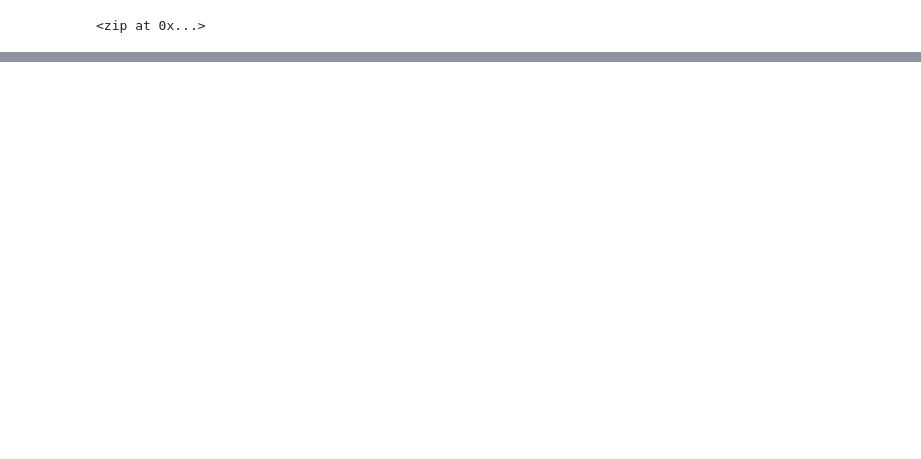
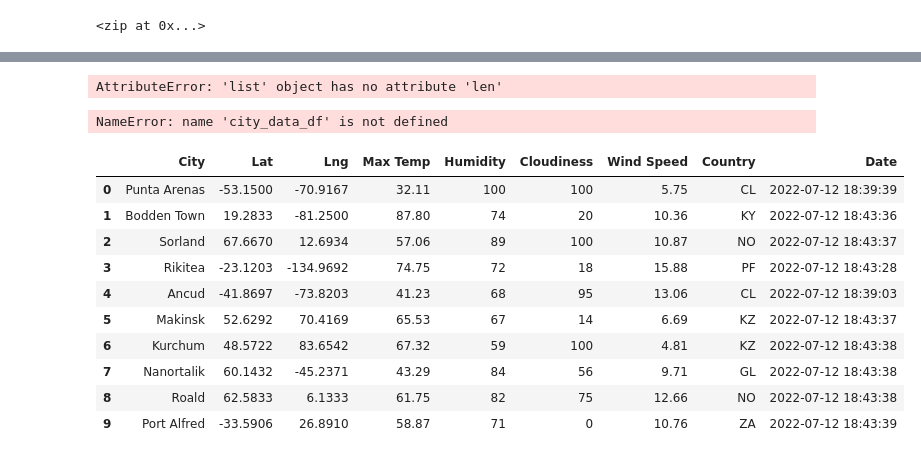
Before and after one commit to ajp71088/World_Weather_Analysis, a Jupyter notebook: WeatherPy.ipynb, the cells around one changed output, grey strips where cells are left out. Cells and saved outputs as stored; diff of their text form; code cells hidden in the pictures; blank space fills up the shorter version.

```diff
--- a/WeatherPy.ipynb
+++ b/WeatherPy.ipynb
@@ -54,0 +151,24 @@ len(cities)
+# %%
+city_data.len()
+# %% [output]
+AttributeError: 'list' object has no attribute 'len'
+# %%
+city_data_df.len()
+# %% [output]
+NameError: name 'city_data_df' is not defined
+# %%
+# Convert the array of dictionaries to a Pandas DataFrame.
+city_data_df = pd.DataFrame(city_data)
+city_data_df.head(10)
+# %% [output]
+|  | City | Lat | Lng | Max Temp | Humidity | Cloudiness | Wind Speed | Country | Date |
+| 0 | Punta Arenas | -53.1500 | -70.9167 | 32.11 | 100 | 100 | 5.75 | CL | 2022-07-12 18:39:39 |
+| 1 | Bodden Town | 19.2833 | -81.2500 | 87.80 | 74 | 20 | 10.36 | KY | 2022-07-12 18:43:36 |
+| 2 | Sorland | 67.6670 | 12.6934 | 57.06 | 89 | 100 | 10.87 | NO | 2022-07-12 18:43:37 |
+| 3 | Rikitea | -23.1203 | -134.9692 | 74.75 | 72 | 18 | 15.88 | PF | 2022-07-12 18:43:28 |
+| 4 | Ancud | -41.8697 | -73.8203 | 41.23 | 68 | 95 | 13.06 | CL | 2022-07-12 18:39:03 |
+| 5 | Makinsk | 52.6292 | 70.4169 | 65.53 | 67 | 14 | 6.69 | KZ | 2022-07-12 18:43:37 |
+| 6 | Kurchum | 48.5722 | 83.6542 | 67.32 | 59 | 100 | 4.81 | KZ | 2022-07-12 18:43:38 |
+| 7 | Nanortalik | 60.1432 | -45.2371 | 43.29 | 84 | 56 | 9.71 | GL | 2022-07-12 18:43:38 |
+| 8 | Roald | 62.5833 | 6.1333 | 61.75 | 82 | 75 | 12.66 | NO | 2022-07-12 18:43:38 |
+| 9 | Port Alfred | -33.5906 | 26.8910 | 58.87 | 71 | 0 | 10.76 | ZA | 2022-07-12 18:43:39 |
```
Also changed, not shown: parts of 11 cells of this notebook, 3 other files.
